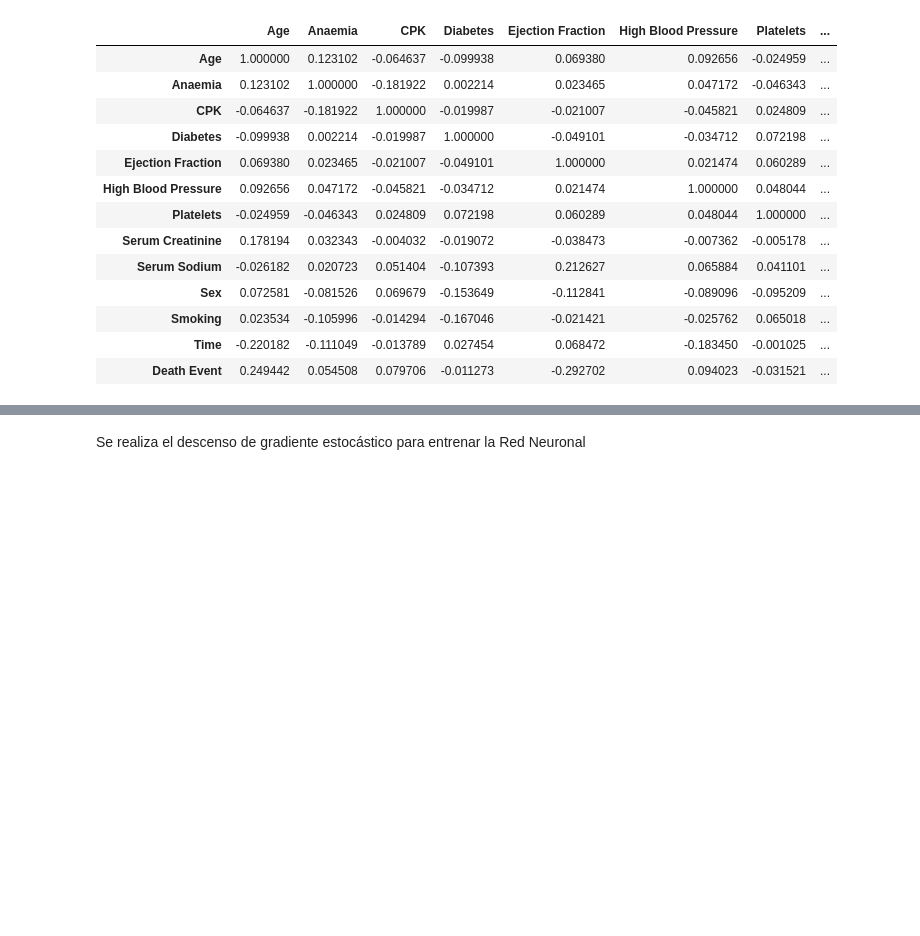
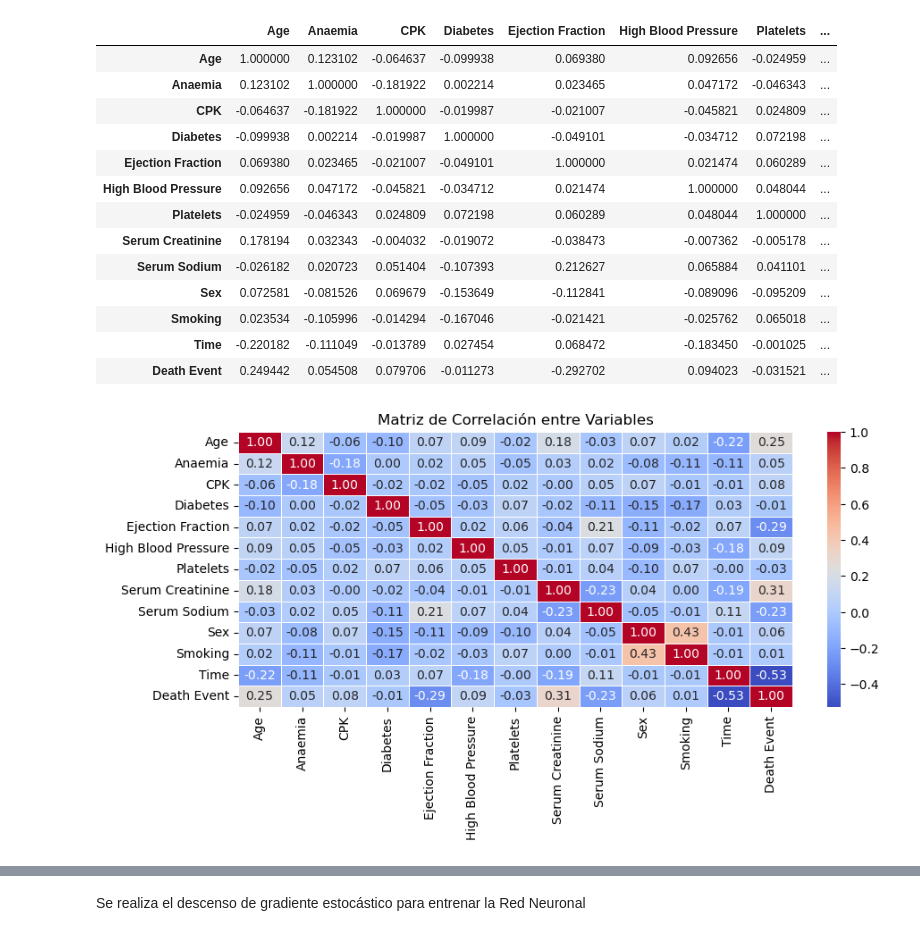
Before and after one commit to AliMarinaa/Tp-Final-Mate-3, a Jupyter notebook: TpFinal.ipynb, the cells around one changed output, grey strips where cells are left out. Saved outputs shown, nothing was run; the diff lists cells and outputs as text; code cells hidden in the pictures; blank space fills up the shorter version.

```diff
--- a/TpFinal.ipynb
+++ b/TpFinal.ipynb
@@ -139,4 +144,12 @@ df.corr()
 | Smoking | 0.023534 | -0.105996 | -0.014294 | -0.167046 | -0.021421 | -0.025762 | 0.065018 | ... |
 | Time | -0.220182 | -0.111049 | -0.013789 | 0.027454 | 0.068472 | -0.183450 | -0.001025 | ... |
 | Death Event | 0.249442 | 0.054508 | 0.079706 | -0.011273 | -0.292702 | 0.094023 | -0.031521 | ... |
+# %%
+import matplotlib.pyplot as plt
+plt.figure(figsize=(10, 4))
+sns.heatmap(df.corr(method='pearson'), annot=True, cmap='coolwarm', fmt='.2f', linewidths=0.5)
+plt.title('Matriz de Correlación entre Variables')
+plt.show()
+# %% [output]
+[figure, added]
 # %% [markdown]
```
Also changed, not shown: parts of 18 cells of this notebook, 1 other file.
